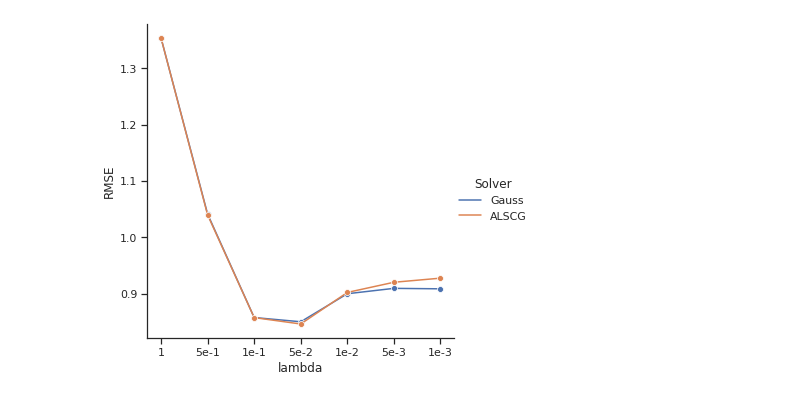
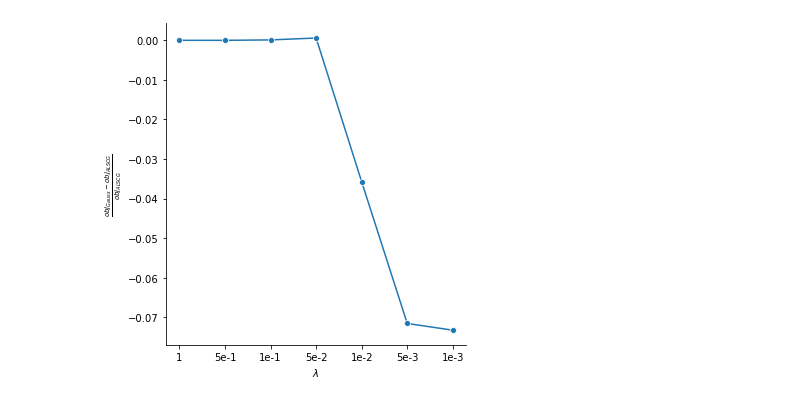
Before and after one commit to jyhsia5174/Gauss-Newton-EXP-Code, a Jupyter notebook: analysis/matlab-log/fig7.ipynb, the cells around one changed output. Saved outputs shown, nothing was run; the diff lists cells and outputs as text; code cells hidden in the pictures.

```diff
--- a/analysis/matlab-log/fig7.ipynb
+++ b/analysis/matlab-log/fig7.ipynb
@@ -15,3 +15,12 @@ def get_test_loss(solver):
         df = df.rename(columns = {'test_loss': l2})
         data_frames.append(df)
     return reduce(lambda left,right: pd.merge(left,right,on=['iter'], how='outer'), data_frames)
+def get_obj(solver):
+    data_frames = []
+    for l2 in lambda_list:
+        log = "sol_"+ solver +"_gpu_0_l2_"+ l2 +"_d_40_t_100_eta_0.3_cgt_20.csv"
+        df = pd.read_csv(log)
+        df = df[["iter", "obj"]]
+        df = df.rename(columns = {"obj": l2})
+        data_frames.append(df)
+    return reduce(lambda left,right: pd.merge(left,right,on=['iter'], how='outer'), data_frames)
@@ -59,0 +49,11 @@ data.head()
+# %%
+# Take min of each lambda
+data0 = get_obj('0').drop(columns=['iter']).min().to_frame(name="Gauss")
+data1 = get_obj('1').drop(columns=['iter']).min().to_frame(name="ALS_CG")
+# Merge on row index, which is lambda
+data = pd.merge(data0, data1, left_index=True, right_index=True)
+data = data.reset_index()
+data = data.rename(columns = {"index": "lambda"})
+# Calculate relative difference
+data['rel_diff'] = (data['Gauss'] - data['ALS_CG']) / data['ALS_CG']
+data.head()
@@ -60,4 +67,6 @@ data.head()
 # %%
-g = sns.relplot(x="lambda", y="RMSE", hue="Solver", kind="line", marker='o', data=data)
+g = sns.relplot(x="lambda", y="rel_diff", kind="line", marker='o', data=data)
+g.ax.set(xlabel=r'$\lambda$', ylabel=r"$\frac{obj_{Gauss} - obj_{ALSCG}}{obj_{ALSCG}}$")
+g.savefig("fig7-obj.png")
 # %% [output]
-[figure, old version]
+[figure, new version]
```
Also changed, not shown: parts of 6 cells of this notebook, 34 other files.
